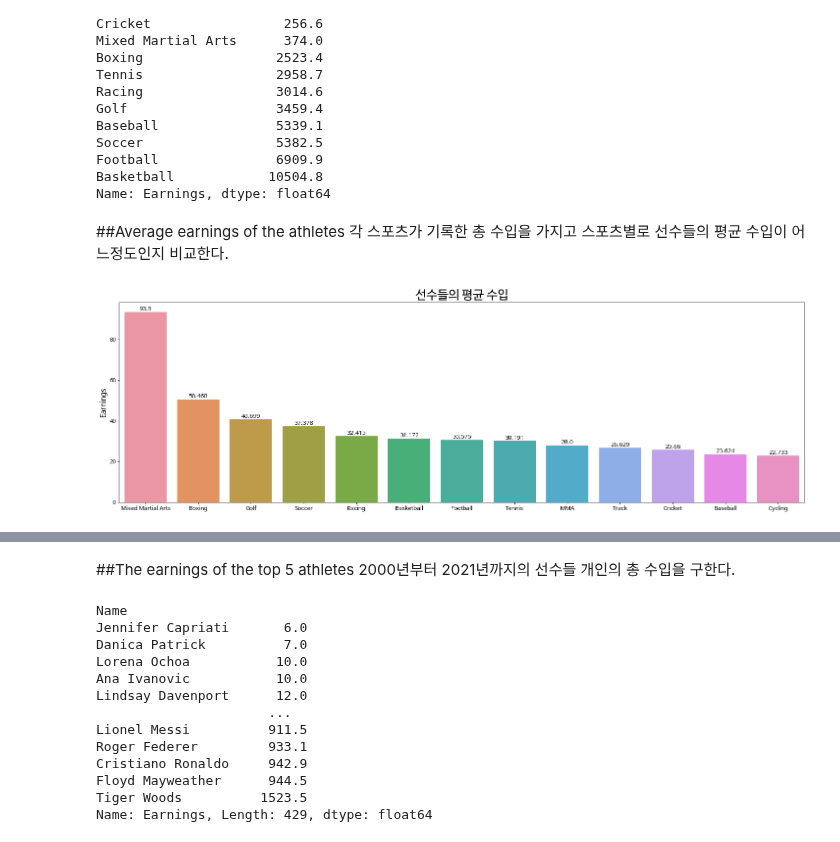
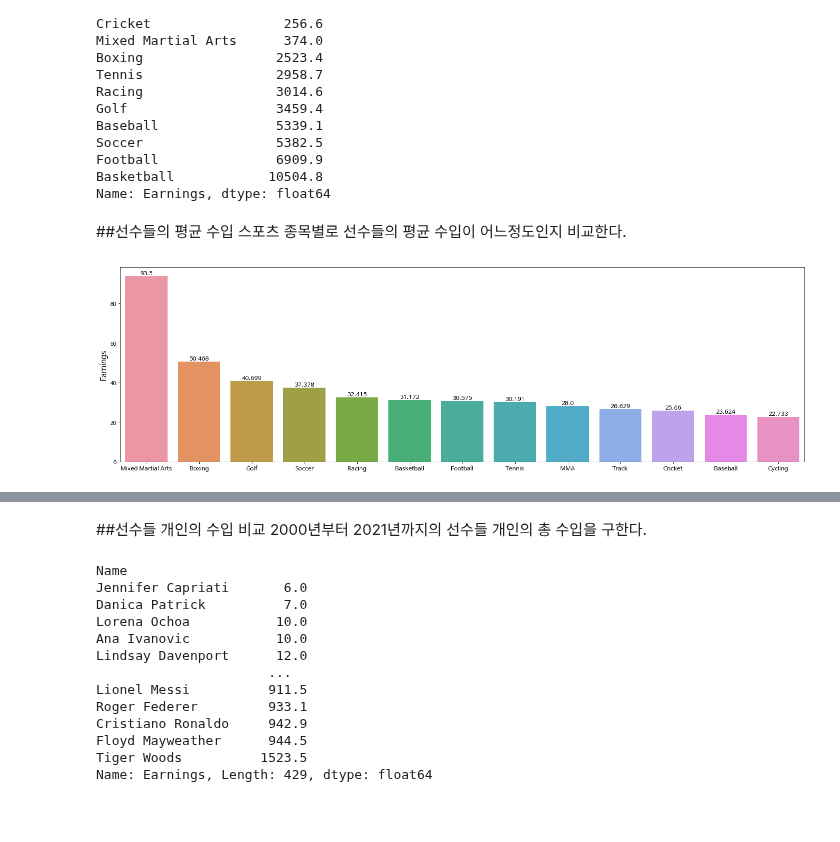
Before and after one commit to gjsin1105/DAP__, a Jupyter notebook: FinalProject.ipynb, the cells around one changed output, grey strips where cells are left out. Saved outputs shown, nothing was run; the diff lists cells and outputs as text; code cells hidden in the pictures; blank space fills up the shorter version.

```diff
--- a/FinalProject.ipynb
+++ b/FinalProject.ipynb
@@ -24,7 +24,7 @@ plt.rc('font', family='NanumBarunGothic')
 # %% [markdown]
 연도에 따른 선수들의 수입 정도, 국적 그리고 해당 선수들이 속한 스포츠 종류에 대한 데이터가 있다.
 # %%
-df = pd.read_csv('athlete/athletesv.csv')
+df = pd.read_csv('athlete/forbesathletes.csv')
 df
 # %% [output]
 |  | Name | Earnings | Year | Sport |
@@ -77,28 +78,27 @@ Soccer                 5382.5
 Football               6909.9
 Basketball            10504.8
 Name: Earnings, dtype: float64
-# %% [markdown]
-##Average earnings of the athletes
-각 스포츠가 기록한 총 수입을 가지고 스포츠별로 선수들의 평균 수입이 어느정도인지 비교한다.
+# %% [markdown]
+##선수들의 평균 수입
+스포츠 종목별로 선수들의 평균 수입이 어느정도인지 비교한다.
 # %%
-plt.figure(figsize=(25, 7.5))
-plt.title("선수들의 평균 수입", size=25)
+plt.figure(figsize=(24, 7))
 plt.xticks(fontsize=12)
 plt.ylabel('Earnings', size=15)
 x = [0, 1, 2, 3, 4, 5, 6, 7, 8, 9, 10, 11, 12]
 avgtotal = df.groupby('Sport')['Earnings'].mean().round(3).sort_values(ascending=False)
 for i, v in enumerate(x):
     plt.text(v, avgtotal[i], avgtotal[i],
              fontsize=12,
              color='black',
              horizontalalignment='center',
              verticalalignment='bottom')
 sport_kind = [sport for sport in avgtotal.index]
 sns.barplot(x=sport_kind, y=avgtotal)
 plt.grid(False)
 plt.show()
 # %% [output]
-[figure, old version]
+[figure, new version]
 # %%
 fig, ax = plt.subplots(figsize=(20,7))
 sns.boxplot(x=df["Sport"], y=df["Earnings"], color=".4")
@@ -106,7 +106,7 @@ plt.show()
 # %% [output]
 [figure]
 # %% [markdown]
-##The earnings of the top 5 athletes
+##선수들 개인의 수입 비교
 2000년부터 2021년까지의 선수들 개인의 총 수입을 구한다.
 # %%
 athlete_total = df.groupby('Name')['Earnings'].sum().sort_values()
```
Also changed, not shown: parts of 10 cells of this notebook.
